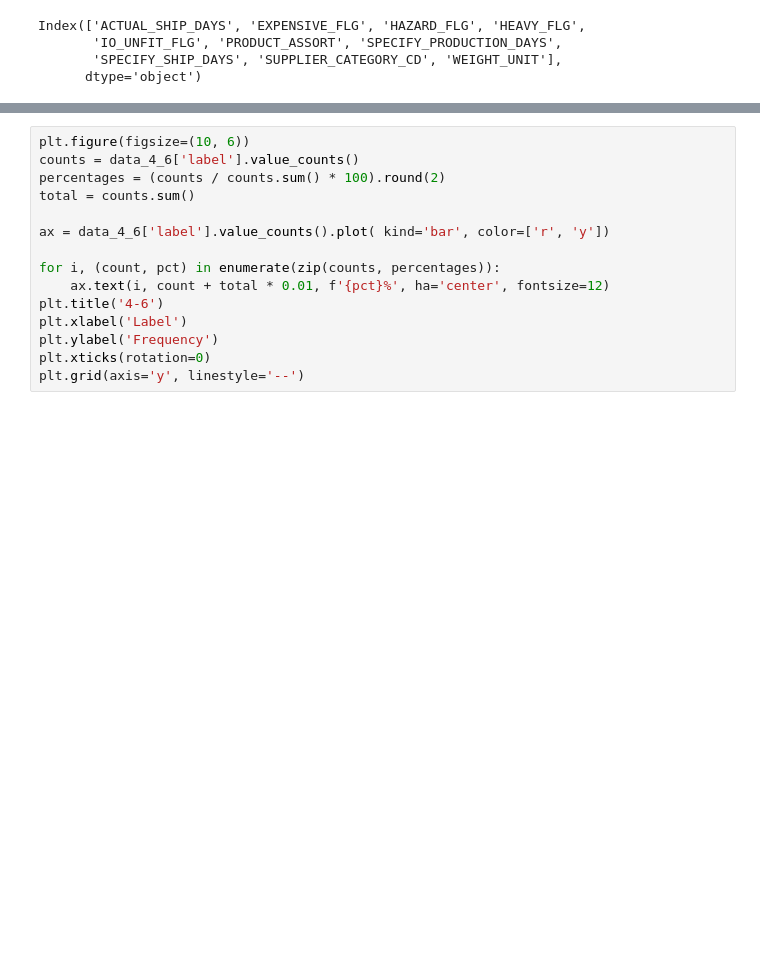
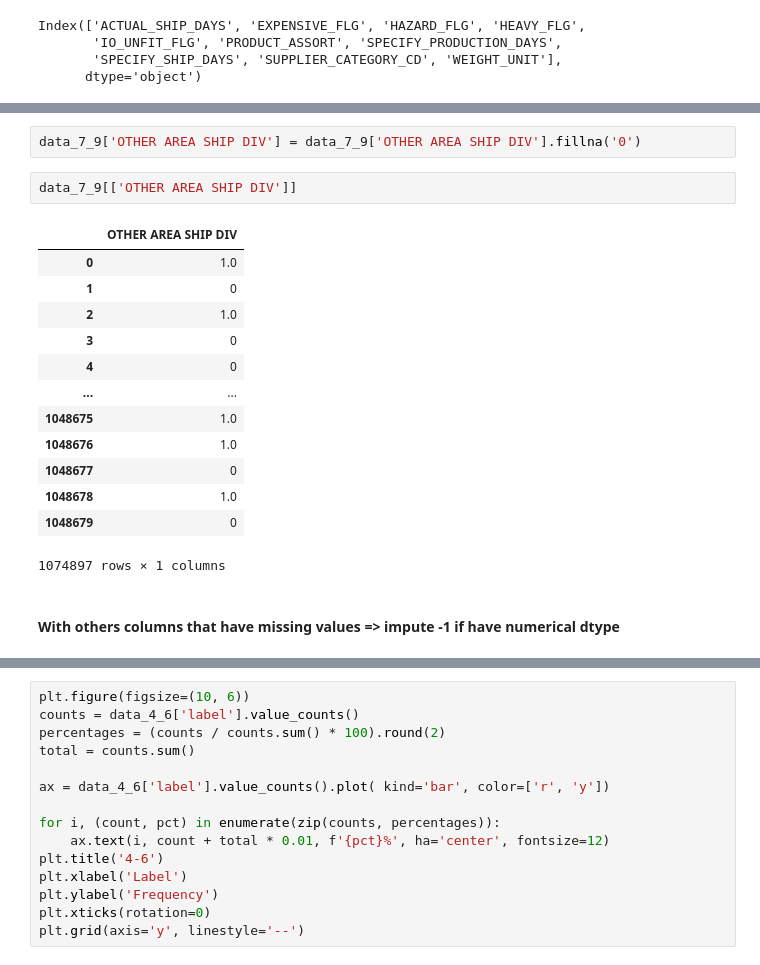
Before and after one commit to tuikhongtenbo/Python_ML, a Jupyter notebook: BaitapDS108/Lab 4/Lab 4.ipynb, the cells around one changed output, grey strips where cells are left out. Drawn from its saved outputs; the diff is of its cells as text; blank space fills up the shorter version.

```diff
--- a/BaitapDS108/Lab 4/Lab 4.ipynb
+++ b/BaitapDS108/Lab 4/Lab 4.ipynb
@@ -135,0 +264,20 @@ Index(['ACTUAL_SHIP_DAYS', 'EXPENSIVE_FLG', 'HAZARD_FLG', 'HEAVY_FLG',
+# %%
+data_7_9['OTHER AREA SHIP DIV'] = data_7_9['OTHER AREA SHIP DIV'].fillna('0')
+# %%
+data_7_9[['OTHER AREA SHIP DIV']]
+# %% [output]
+|  | OTHER AREA SHIP DIV |
+| 0 | 1.0 |
+| 1 | 0 |
+| 2 | 1.0 |
+| 3 | 0 |
+| 4 | 0 |
+| ... | ... |
+| 1048675 | 1.0 |
+| 1048676 | 1.0 |
+| 1048677 | 0 |
+| 1048678 | 1.0 |
+| 1048679 | 0 |
+1074897 rows × 1 columns
+# %% [markdown]
+#### With others columns that have missing values => impute -1 if have numerical dtype
```
Also changed, not shown: parts of 22 cells of this notebook.
